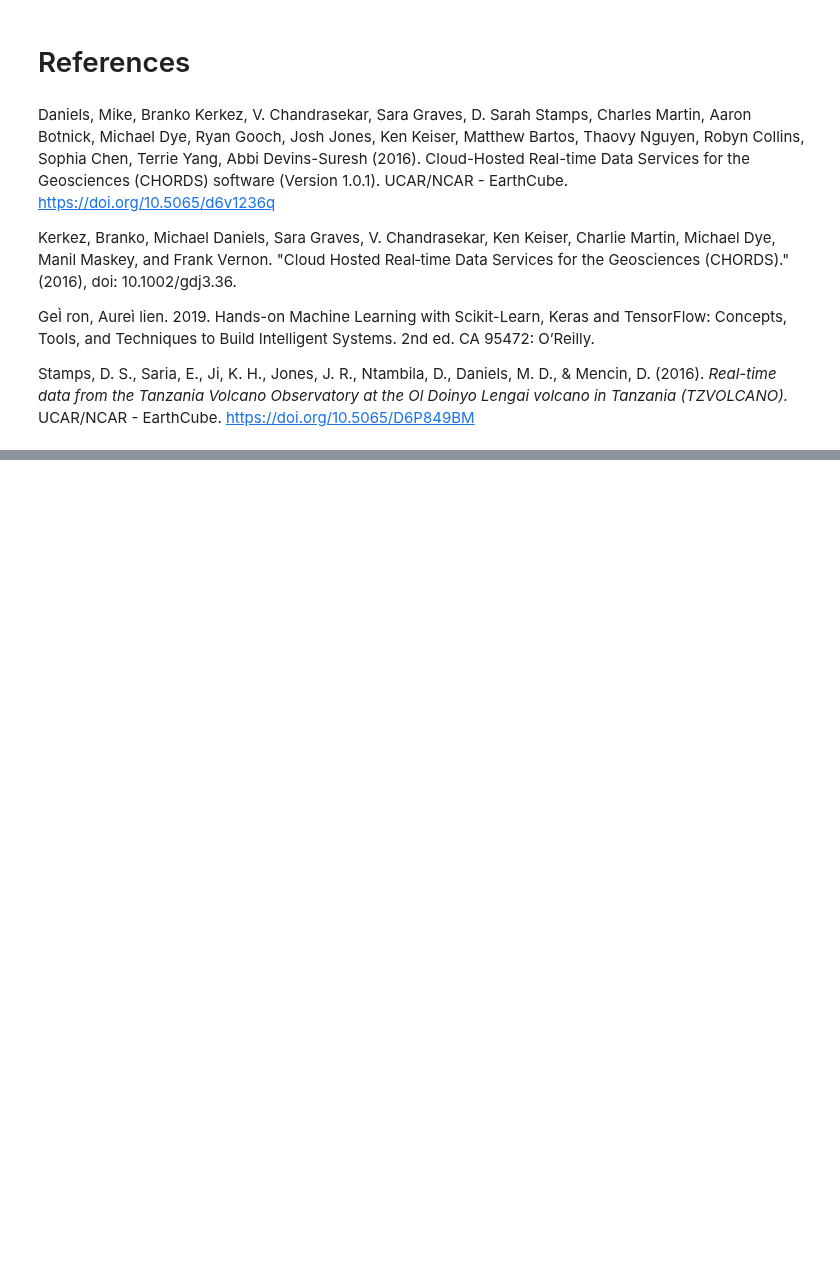
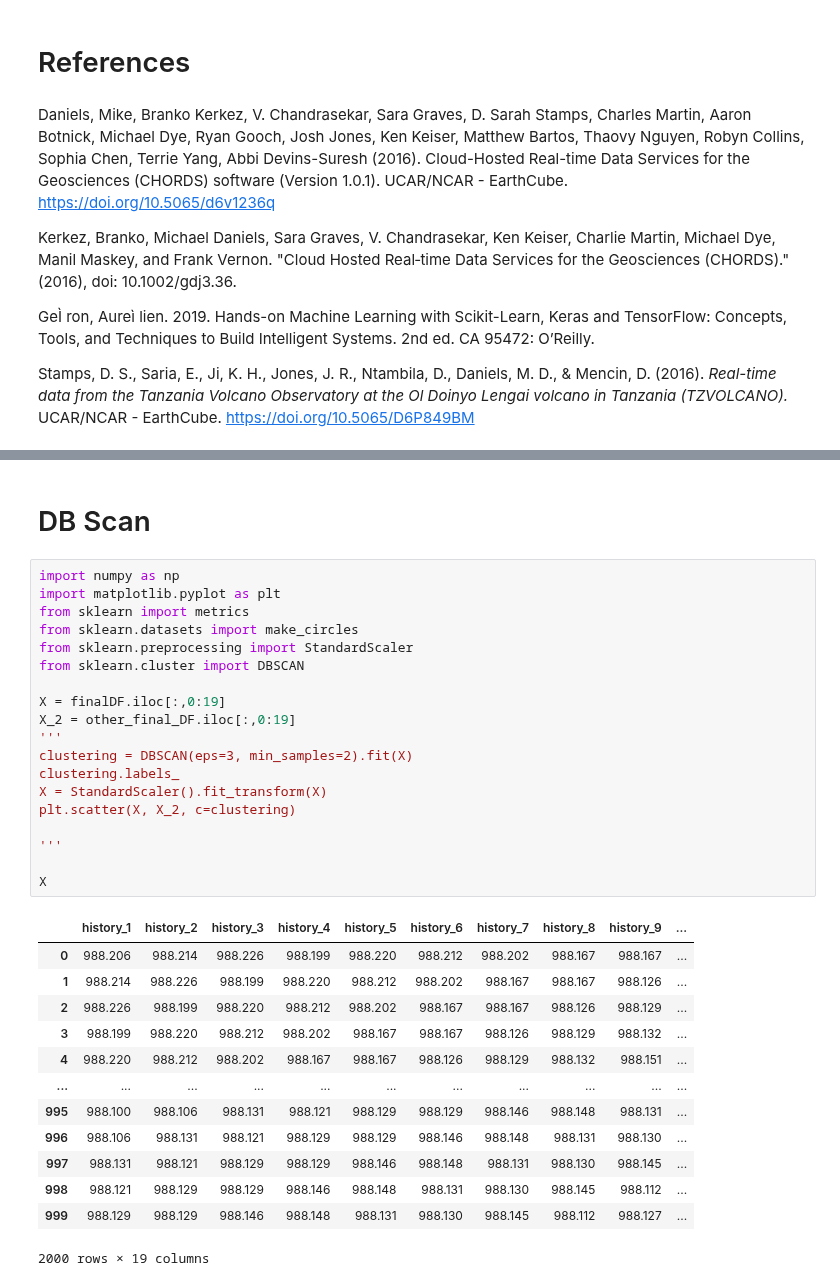
Before and after one commit to mylesm19/Volcanic_Activity_Detection, a Jupyter notebook: MM_01_Volcanic_activity_detection_and_noise_characterization_using_machine_learning.ipynb, the cells around one changed output, grey strips where cells are left out. Drawn from its saved outputs; the diff is of its cells as text; blank space fills up the shorter version.

```diff
--- a/MM_01_Volcanic_activity_detection_and_noise_characterization_using_machine_learning.ipynb
+++ b/MM_01_Volcanic_activity_detection_and_noise_characterization_using_machine_learning.ipynb
@@ -558,0 +589,35 @@ different_Day_Prediction(tz3DF,0.9)
+# %% [markdown]
+# DB Scan
+# %%
+import numpy as np
+import matplotlib.pyplot as plt
+from sklearn import metrics
+from sklearn.datasets import make_circles
+from sklearn.preprocessing import StandardScaler
+from sklearn.cluster import DBSCAN
+
+X = finalDF.iloc[:,0:19]
+X_2 = other_final_DF.iloc[:,0:19]
+'''
+clustering = DBSCAN(eps=3, min_samples=2).fit(X)
+clustering.labels_
+X = StandardScaler().fit_transform(X)
+plt.scatter(X, X_2, c=clustering)
+
+'''
+
+X
+# %% [output]
+|  | history_1 | history_2 | history_3 | history_4 | history_5 | history_6 | history_7 | history_8 | history_9 | ... |
+| 0 | 988.206 | 988.214 | 988.226 | 988.199 | 988.220 | 988.212 | 988.202 | 988.167 | 988.167 | ... |
+| 1 | 988.214 | 988.226 | 988.199 | 988.220 | 988.212 | 988.202 | 988.167 | 988.167 | 988.126 | ... |
+| 2 | 988.226 | 988.199 | 988.220 | 988.212 | 988.202 | 988.167 | 988.167 | 988.126 | 988.129 | ... |
+| 3 | 988.199 | 988.220 | 988.212 | 988.202 | 988.167 | 988.167 | 988.126 | 988.129 | 988.132 | ... |
+| 4 | 988.220 | 988.212 | 988.202 | 988.167 | 988.167 | 988.126 | 988.129 | 988.132 | 988.151 | ... |
+| ... | ... | ... | ... | ... | ... | ... | ... | ... | ... | ... |
+| 995 | 988.100 | 988.106 | 988.131 | 988.121 | 988.129 | 988.129 | 988.146 | 988.148 | 988.131 | ... |
+| 996 | 988.106 | 988.131 | 988.121 | 988.129 | 988.129 | 988.146 | 988.148 | 988.131 | 988.130 | ... |
+| 997 | 988.131 | 988.121 | 988.129 | 988.129 | 988.146 | 988.148 | 988.131 | 988.130 | 988.145 | ... |
+| 998 | 988.121 | 988.129 | 988.129 | 988.146 | 988.148 | 988.131 | 988.130 | 988.145 | 988.112 | ... |
+| 999 | 988.129 | 988.129 | 988.146 | 988.148 | 988.131 | 988.130 | 988.145 | 988.112 | 988.127 | ... |
+2000 rows × 19 columns
```
Also changed, not shown: parts of 40 cells of this notebook.
